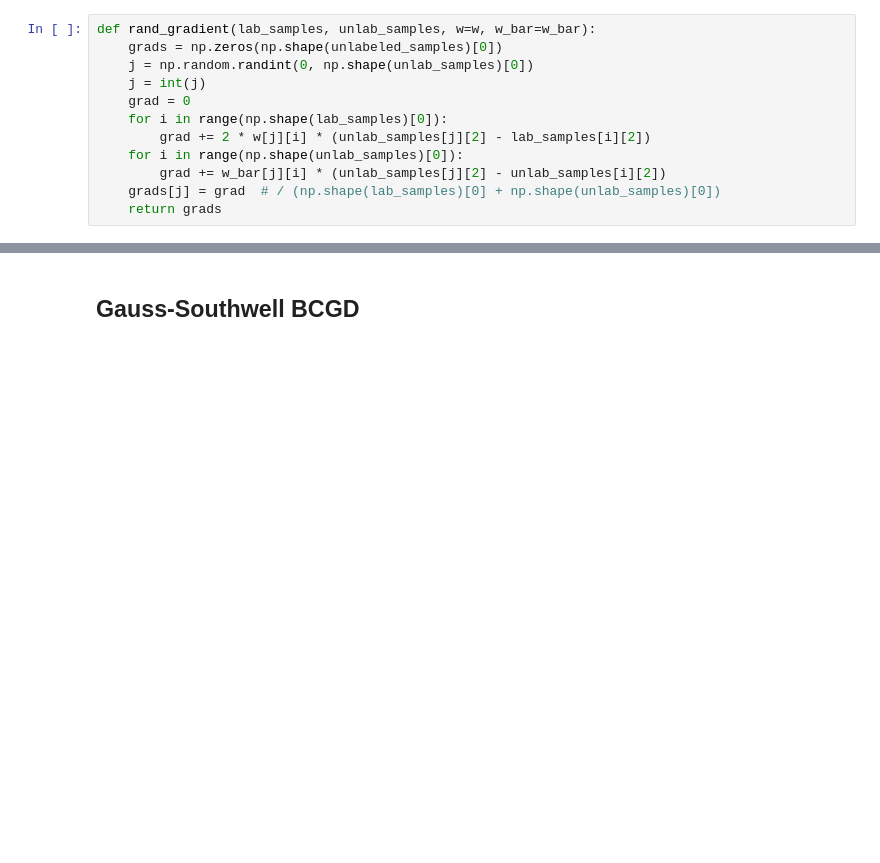
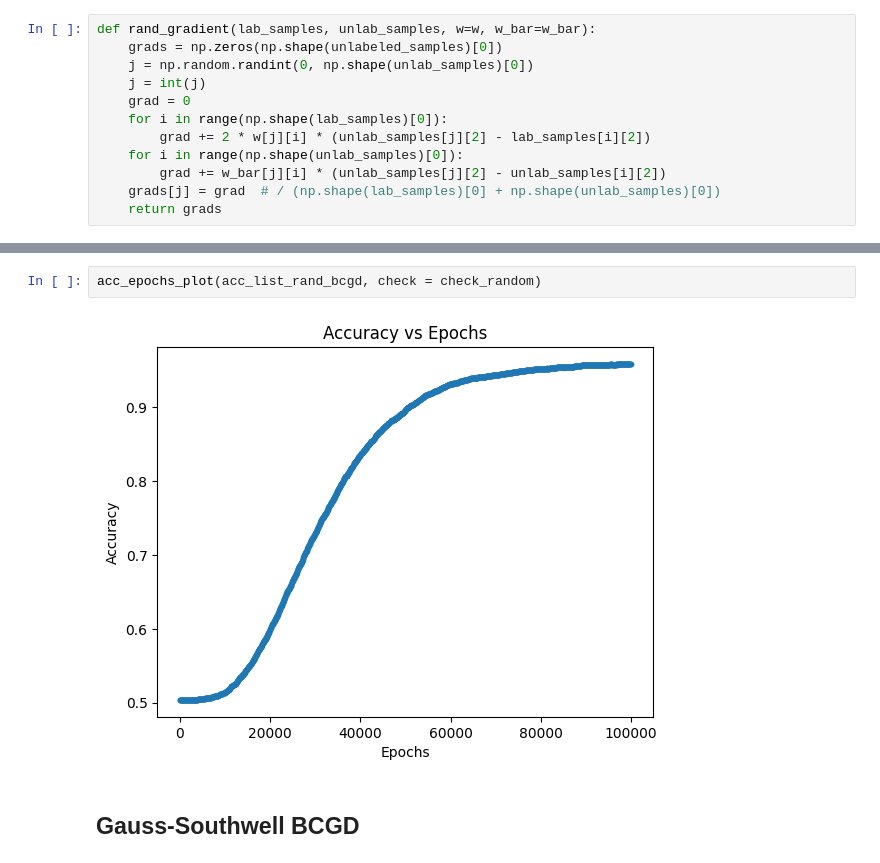
Before and after one commit to ValerioRocca/Optimization-HW1, a Jupyter notebook: Homework_OPT.ipynb, the cells around one changed output, grey strips where cells are left out. Drawn from its saved outputs; the diff is of its cells as text; blank space fills up the shorter version.

```diff
--- a/Homework_OPT.ipynb
+++ b/Homework_OPT.ipynb
@@ -383,3 +435,7 @@ Wall time: 30.9 s
+# %%
+acc_epochs_plot(acc_list_rand_bcgd, check = check_random)
+# %% [output]
+[figure, added]
 # %% [markdown]
 ## Gauss-Southwell BCGD
 # %%
```
Also changed, not shown: parts of 22 cells of this notebook.
